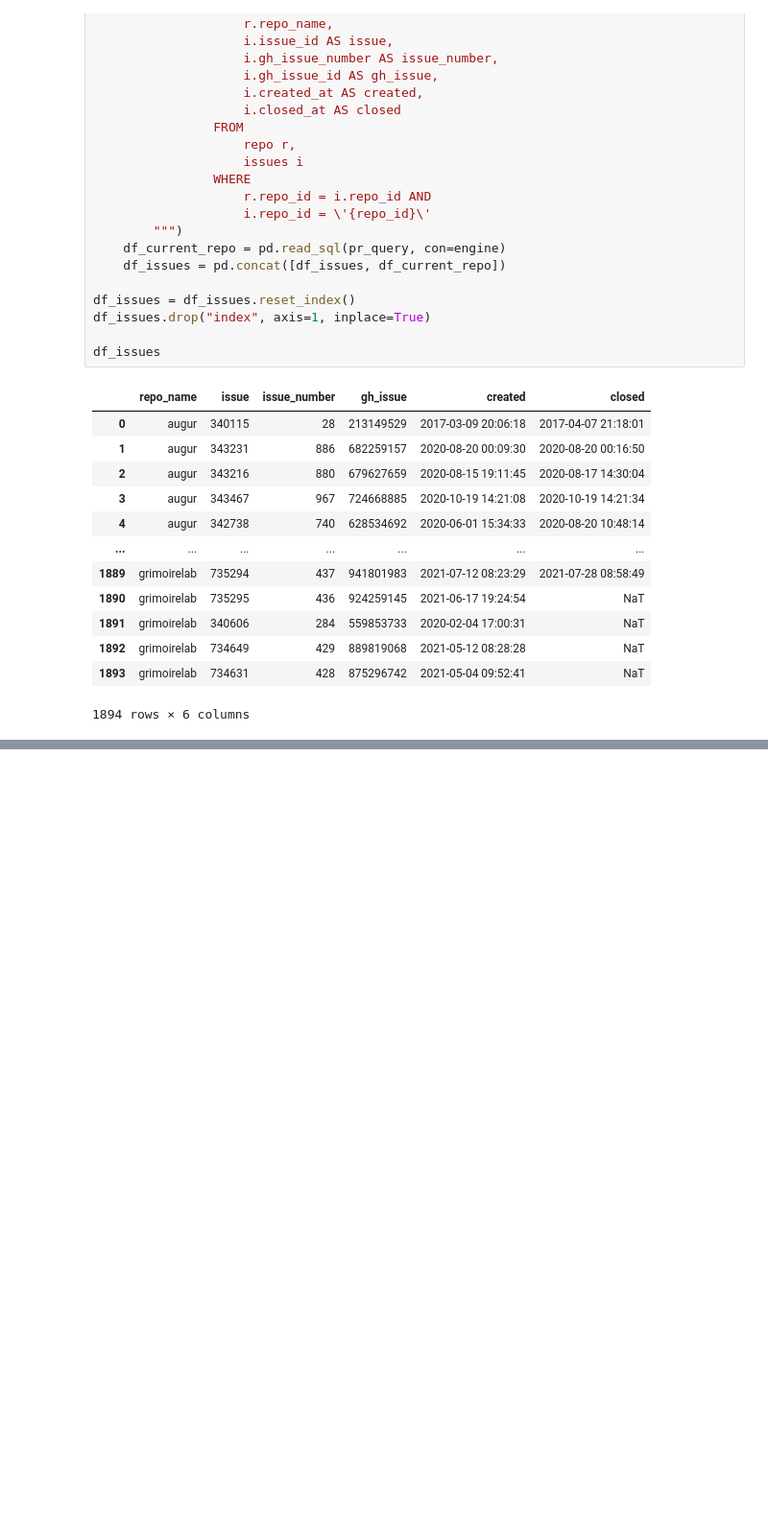
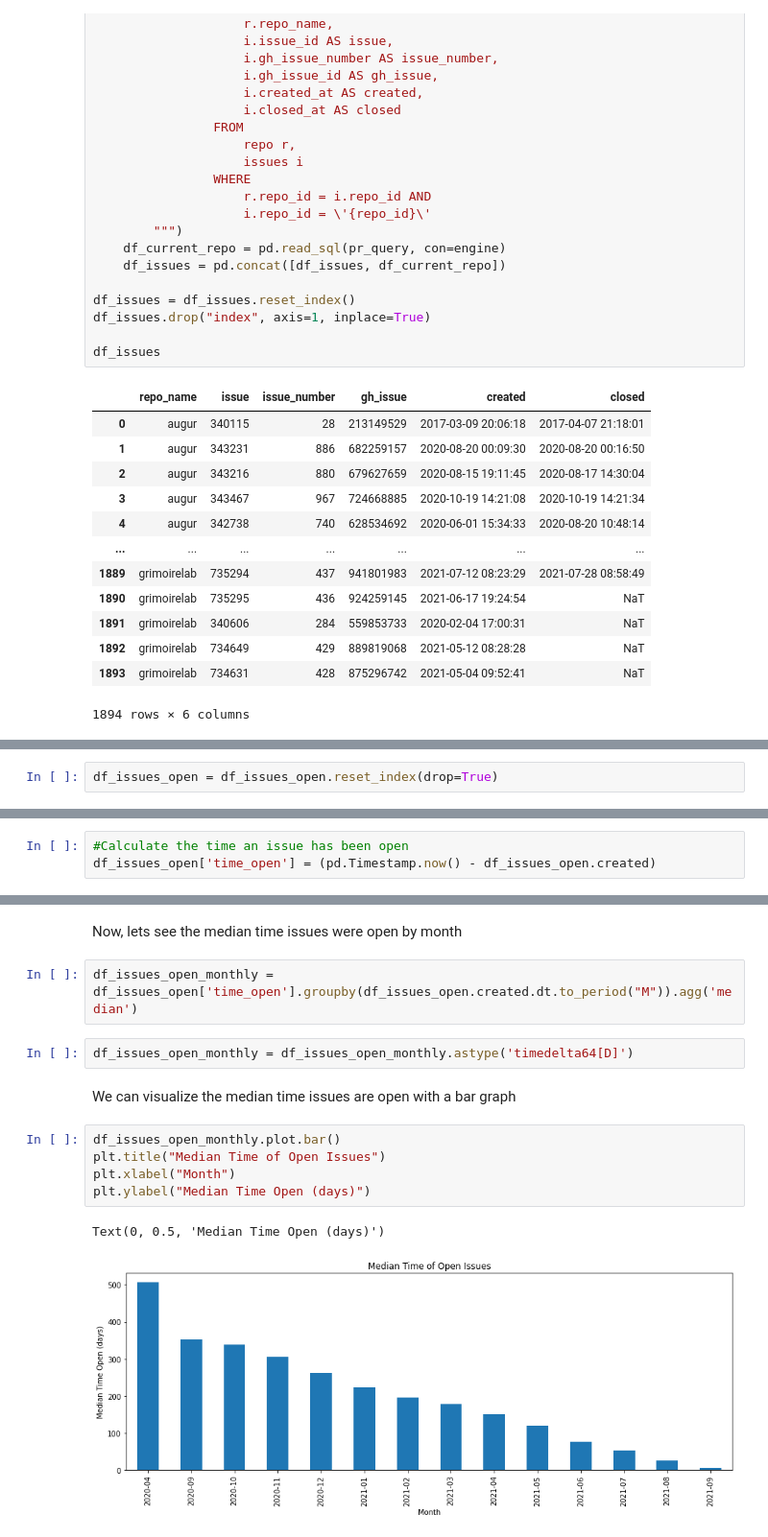
Before and after one commit to oss-aspen/Rappel, a Jupyter notebook: notebooks/performance.ipynb, the cells around one changed output, grey strips where cells are left out. Shown: that part at 96% size. Saved outputs shown, nothing was run; the diff lists cells and outputs as text; blank space fills up the shorter version.

```diff
--- a/notebooks/performance.ipynb
+++ b/notebooks/performance.ipynb
@@ -181,0 +258,2 @@ df_issues
+# %%
+df_issues_open = df_issues_open.reset_index(drop=True)
@@ -181,0 +271,3 @@ df_issues
+# %%
+#Calculate the time an issue has been open
+df_issues_open['time_open'] = (pd.Timestamp.now() - df_issues_open.created)
@@ -181,0 +295,16 @@ df_issues
+# %% [markdown]
+Now, lets see the median time issues were open by month
+# %%
+df_issues_open_monthly = df_issues_open['time_open'].groupby(df_issues_open.created.dt.to_period("M")).agg('median')
+# %%
+df_issues_open_monthly = df_issues_open_monthly.astype('timedelta64[D]')
+# %% [markdown]
+We can visualize the median time issues are open with a bar graph
+# %%
+df_issues_open_monthly.plot.bar()
+plt.title("Median Time of Open Issues")
+plt.xlabel("Month")
+plt.ylabel("Median Time Open (days)")
+# %% [output]
+Text(0, 0.5, 'Median Time Open (days)')
+[figure, added]
```
Also changed, not shown: parts of 22 cells of this notebook.
